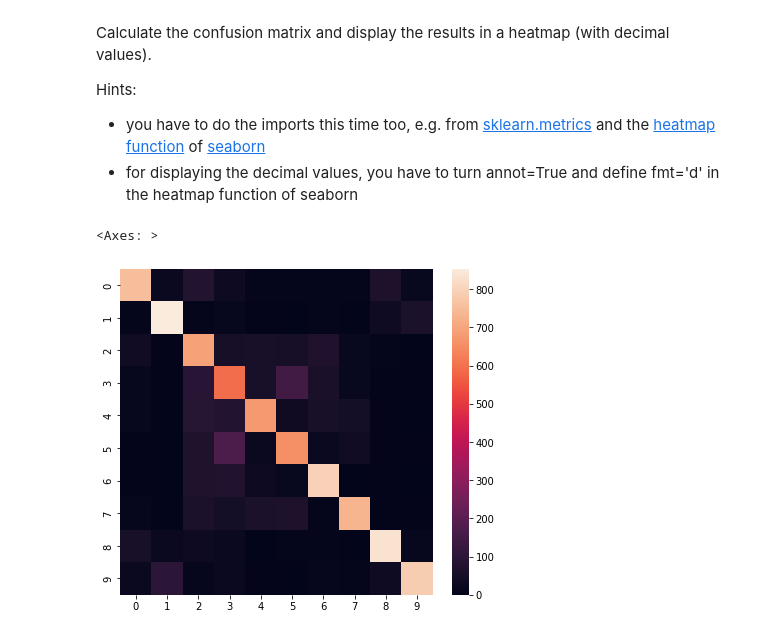
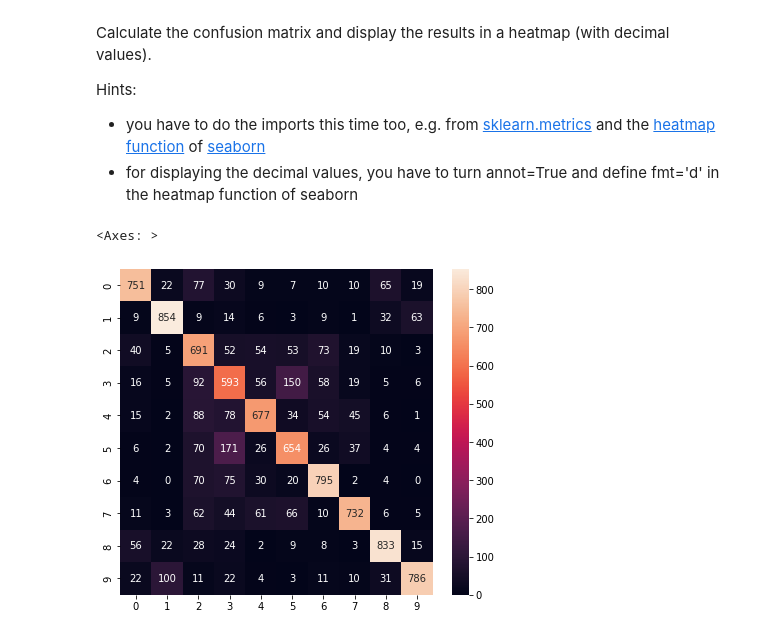
Before and after one commit to awiteck/DeepLearningA1, a Jupyter notebook: 06_AIT_CNN_CIFAR10_exercise.ipynb, the cells around one changed output. Cells and saved outputs as stored; diff of their text form; code cells hidden in the pictures.

```diff
--- a/06_AIT_CNN_CIFAR10_exercise.ipynb
+++ b/06_AIT_CNN_CIFAR10_exercise.ipynb
@@ -204,7 +204,7 @@ import seaborn as sns
 # %%
 conf = confusion_matrix(Y_test_dense, preds)
 plt.figure(figsize=(7,6))
-sns.heatmap(conf)
+sns.heatmap(conf, annot=True, fmt='d')
 # %% [output]
 <Axes: >
-[figure, old version]
+[figure, new version]
```
